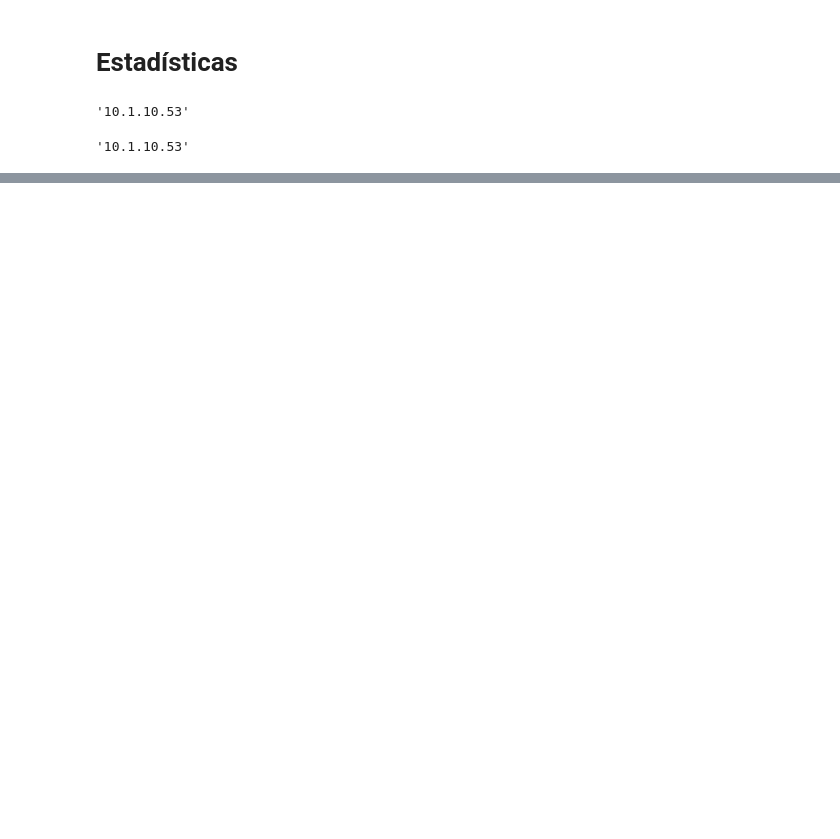
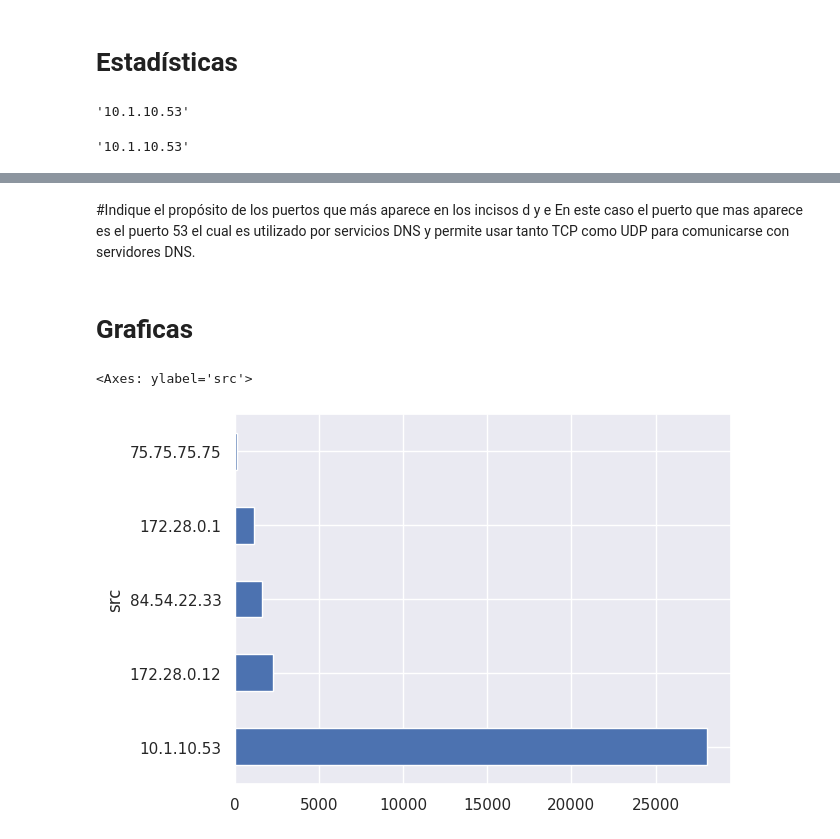
Before and after one commit to bryannalfaro/Lab5-SecDS, a Jupyter notebook: main.ipynb, the cells around one changed output, grey strips where cells are left out. Saved outputs shown, nothing was run; the diff lists cells and outputs as text; code cells hidden in the pictures; blank space fills up the shorter version.

Commit message:
working on statistics and graph

```diff
--- a/main.ipynb
+++ b/main.ipynb
@@ -353,0 +434,14 @@ df[df['dst']==dest_ip][['dst','sport']]
+# %% [markdown]
+#Indique el propósito de los puertos que más aparece en los incisos d y e
+En este caso el puerto que mas aparece es el puerto 53 el cual es utilizado por servicios DNS y permite usar tanto TCP como UDP para comunicarse con servidores DNS.
+# %% [markdown]
+# Graficas
+# %%
+#Muestre una gráfica 2D, en el eje Y las IPs origen, y en el eje X la suma de los payloads
+#enviados de dichas direcciones.
+import matplotlib.pyplot as plt
+
+df_new.groupby('src')['payload'].sum().sort_values(ascending=False).plot.barh(x='payload')
+# %% [output]
+<Axes: ylabel='src'>
+[figure, added]
```
Also changed, not shown: parts of 25 cells of this notebook.
